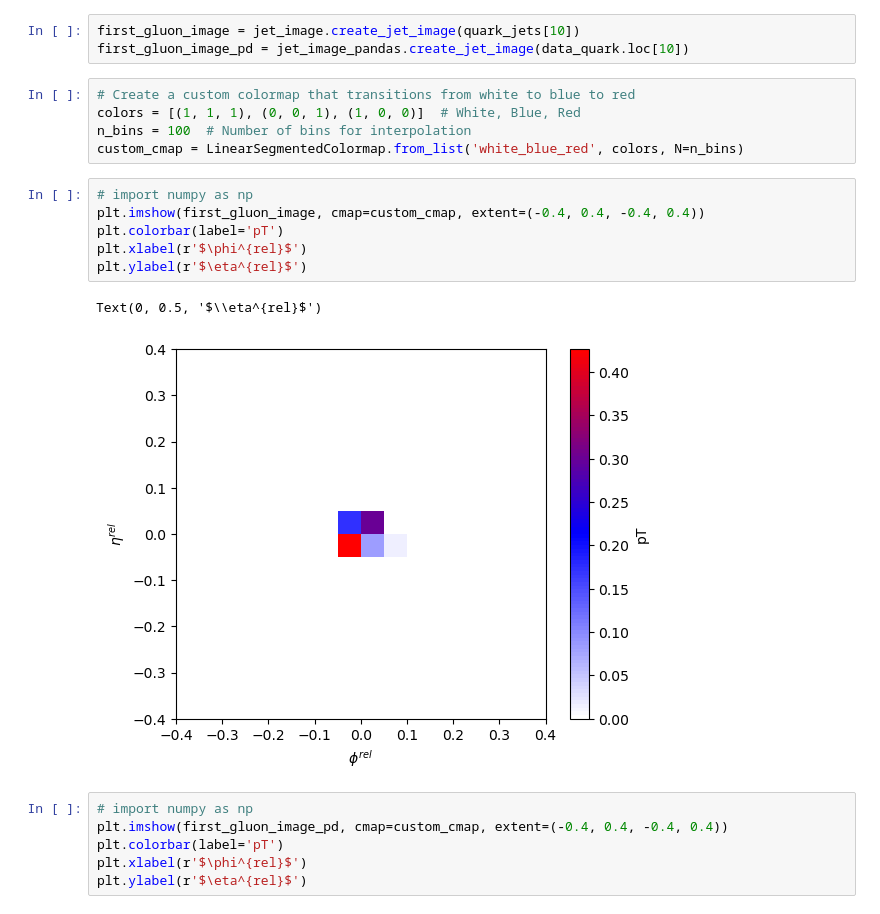
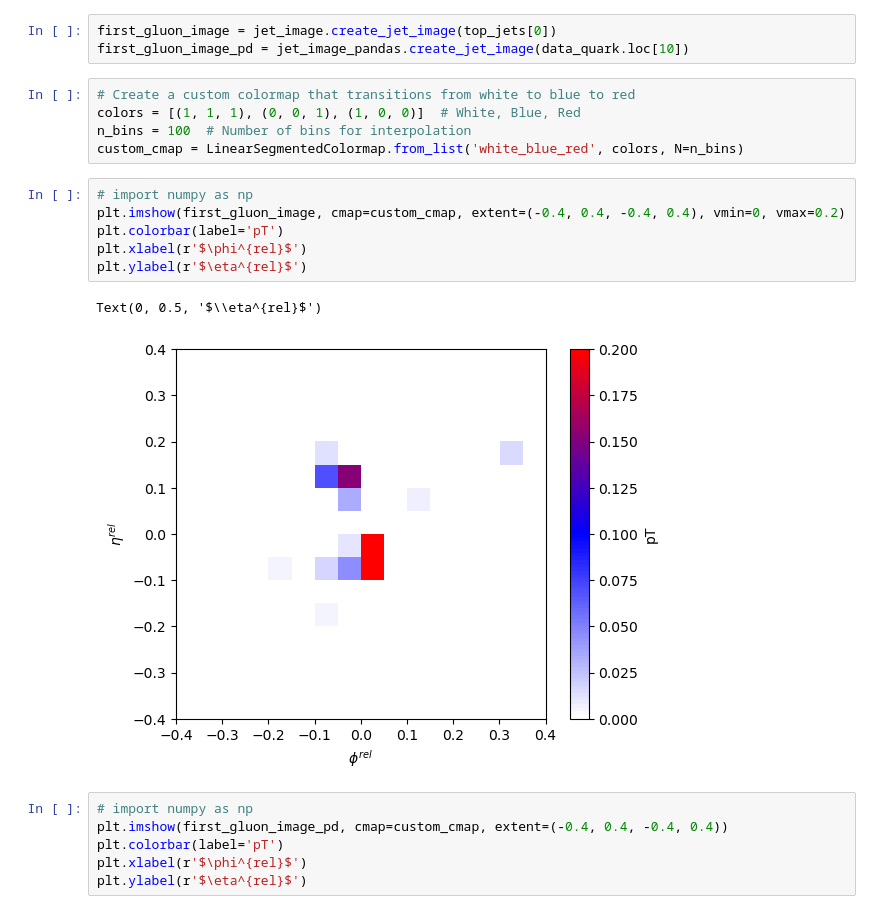
Before and after one commit to mathmartines/JetTagging, a Jupyter notebook: DataExploration/Matheus.ipynb, the cells around one changed output. Saved outputs shown, nothing was run; the diff lists cells and outputs as text.

```diff
--- a/DataExploration/Matheus.ipynb
+++ b/DataExploration/Matheus.ipynb
@@ -24,7 +24,7 @@ top_jets = jet_builder.create_jets(data_frame=data_top[:500], jet_type=ParticleT
 jet_image = JetImage((-0.4, 0.4), (-0.4, 0.4), 16, 16, JetImageCalculator())
 jet_image_pandas = JetImage((-0.4, 0.4), (-0.4, 0.4), 16, 16, JetImageCalculatorPandas())
 # %%
-first_gluon_image = jet_image.create_jet_image(quark_jets[10])
+first_gluon_image = jet_image.create_jet_image(top_jets[0])
 first_gluon_image_pd = jet_image_pandas.create_jet_image(data_quark.loc[10])
 # %%
 # Create a custom colormap that transitions from white to blue to red
@@ -33,13 +33,13 @@ n_bins = 100  # Number of bins for interpolation
 custom_cmap = LinearSegmentedColormap.from_list('white_blue_red', colors, N=n_bins)
 # %%
 # import numpy as np
-plt.imshow(first_gluon_image, cmap=custom_cmap, extent=(-0.4, 0.4, -0.4, 0.4))
+plt.imshow(first_gluon_image, cmap=custom_cmap, extent=(-0.4, 0.4, -0.4, 0.4), vmin=0, vmax=0.2)
 plt.colorbar(label='pT')
 plt.xlabel(r'$\phi^{rel}$')
 plt.ylabel(r'$\eta^{rel}$')
 # %% [output]
 Text(0, 0.5, '$\\eta^{rel}$')
-[figure, old version]
+[figure, new version]
 # %%
 # import numpy as np
 plt.imshow(first_gluon_image_pd, cmap=custom_cmap, extent=(-0.4, 0.4, -0.4, 0.4))
```
Also changed, not shown: parts of 8 cells of this notebook, 4 other files.
